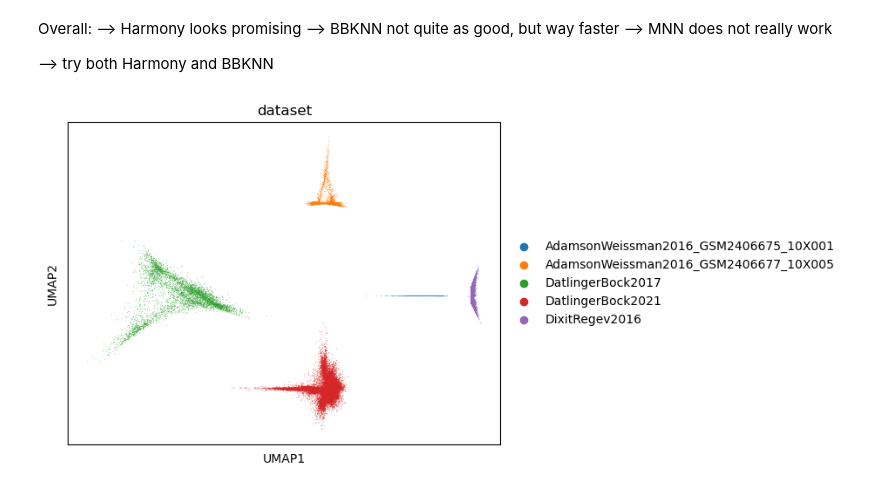
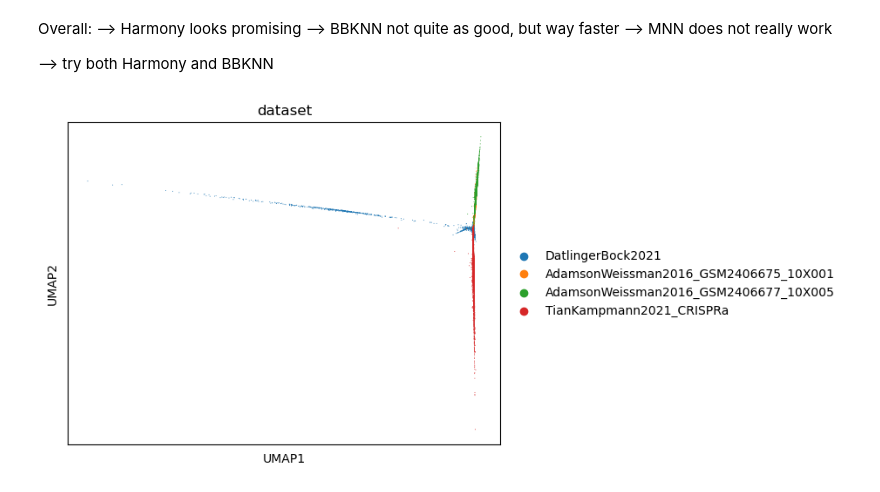
Before and after one commit to GoyalLab/ExPert, a Jupyter notebook: notebooks/merge_datasets.ipynb, the cells around one changed output. Drawn from its saved outputs; the diff is of its cells as text; code cells hidden in the pictures.

```diff
--- a/notebooks/merge_datasets.ipynb
+++ b/notebooks/merge_datasets.ipynb
@@ -110,9 +105,13 @@ metaset = sc.read('results/perturb_metaset.h5ad')
+# %%
+scaled_metaset = sc.read('results/qc:True;scale:True;n_hvg:10000;subset_hvg:False;hvg:True;zero_padding:False/perturb_metaset.h5ad')
+# %%
+test = scaled_metaset.copy()
 # %%
 # Perform PCA for visualization
-sc.pp.pca(metaset)
+sc.pp.pca(test)
 # Visualize the batches in PCA space
-sc.pp.neighbors(metaset, use_rep='X_pca')
-sc.tl.umap(metaset)
-sc.pl.umap(metaset, color='dataset')
+sc.pp.neighbors(test, use_rep='X_pca')
+sc.tl.umap(test)
+sc.pl.umap(test, color='dataset')
 # %% [output]
-[figure, old version]
+[figure, new version]
```
Also changed, not shown: parts of 16 cells of this notebook, 12 other files.
